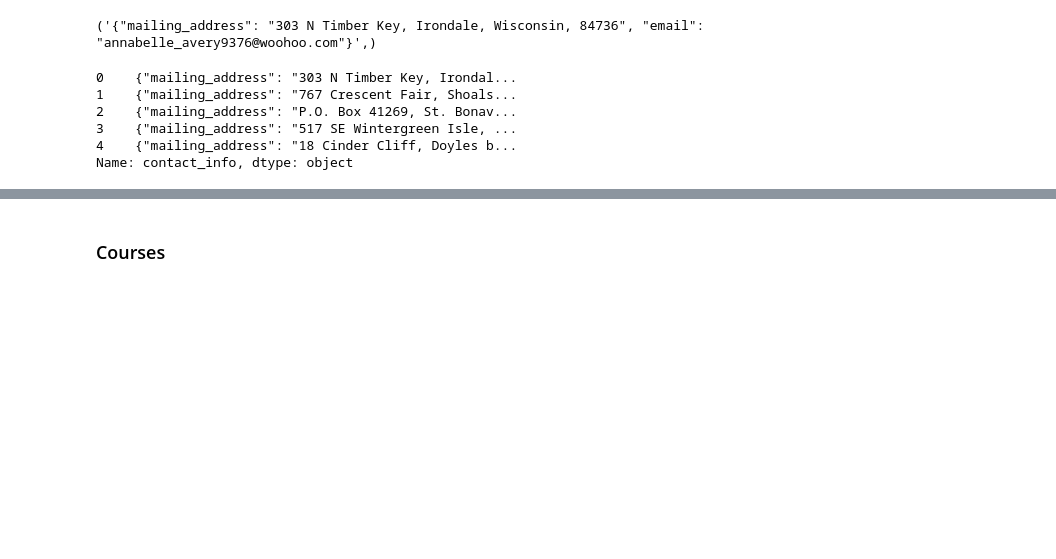
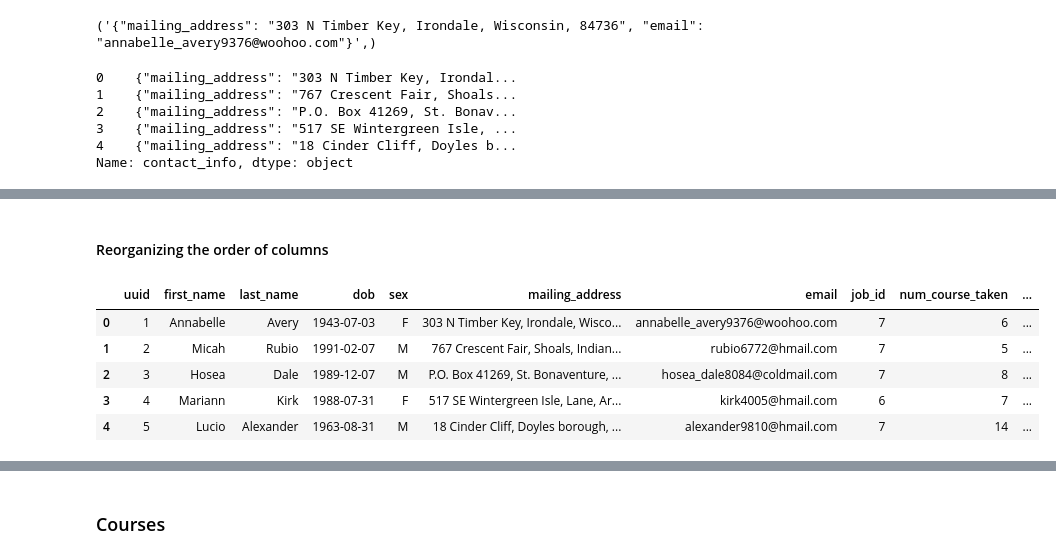
Before and after one commit to zuzaszk/codecademy-portfolio, a Jupyter notebook: main.ipynb, the cells around one changed output, grey strips where cells are left out. Cells and saved outputs as stored; diff of their text form; code cells hidden in the pictures; blank space fills up the shorter version.

```diff
--- a/main.ipynb
+++ b/main.ipynb
@@ -194,0 +169,9 @@ print(cademycode_students.head())
+# %%
+cademycode_students['job_id'] = pd.to_numeric(cademycode_students['job_id'])
+cademycode_students['num_course_taken'] = pd.to_numeric(cademycode_students['num_course_taken'])
+cademycode_students['current_career_path_id'] = pd.to_numeric(cademycode_students['current_career_path_id'])
+cademycode_students['time_spent_hrs'] = pd.to_numeric(cademycode_students['time_spent_hrs'])
+
+cademycode_students['dob'] = pd.to_datetime(cademycode_students['dob'])
+
+cademycode_students.dtypes
@@ -194,0 +192,6 @@ print(cademycode_students.head())
+# %%
+cademycode_students['job_id'] = cademycode_students['job_id'].astype('Int64')
+cademycode_students['num_course_taken'] = cademycode_students['num_course_taken'].astype('Int64')
+cademycode_students['current_career_path_id'] = cademycode_students['current_career_path_id'].astype('Int64')
+
+cademycode_students.dtypes
@@ -194,0 +243,7 @@ print(cademycode_students.head())
+# %%
+cademycode_students['first_name'] = cademycode_students['name'].apply(lambda x: x.split()[0])
+cademycode_students['last_name'] = cademycode_students['name'].apply(lambda x: ' '.join(x.split()[1:]))
+
+cademycode_students.drop('name', axis=1, inplace=True)
+
+cademycode_students.head()
@@ -194,0 +257,12 @@ print(cademycode_students.head())
+# %% [markdown]
+#### Reorganizing the order of columns
+# %%
+cademycode_students = cademycode_students[['uuid', 'first_name', 'last_name', 'dob', 'sex', 'mailing_address', 'email', 'job_id', 'num_course_taken', 'current_career_path_id', 'time_spent_hrs']]
+cademycode_students.head()
+# %% [output]
+|  | uuid | first_name | last_name | dob | sex | mailing_address | email | job_id | num_course_taken | ... |
+| 0 | 1 | Annabelle | Avery | 1943-07-03 | F | 303 N Timber Key, Irondale, Wisco... | annabelle_avery9376@woohoo.com | 7 | 6 | ... |
+| 1 | 2 | Micah | Rubio | 1991-02-07 | M | 767 Crescent Fair, Shoals, Indian... | rubio6772@hmail.com | 7 | 5 | ... |
+| 2 | 3 | Hosea | Dale | 1989-12-07 | M | P.O. Box 41269, St. Bonaventure, ... | hosea_dale8084@coldmail.com | 7 | 8 | ... |
+| 3 | 4 | Mariann | Kirk | 1988-07-31 | F | 517 SE Wintergreen Isle, Lane, Ar... | kirk4005@hmail.com | 6 | 7 | ... |
+| 4 | 5 | Lucio | Alexander | 1963-08-31 | M | 18 Cinder Cliff, Doyles borough, ... | alexander9810@hmail.com | 7 | 14 | ... |
```
Also changed, not shown: parts of 20 cells of this notebook.
